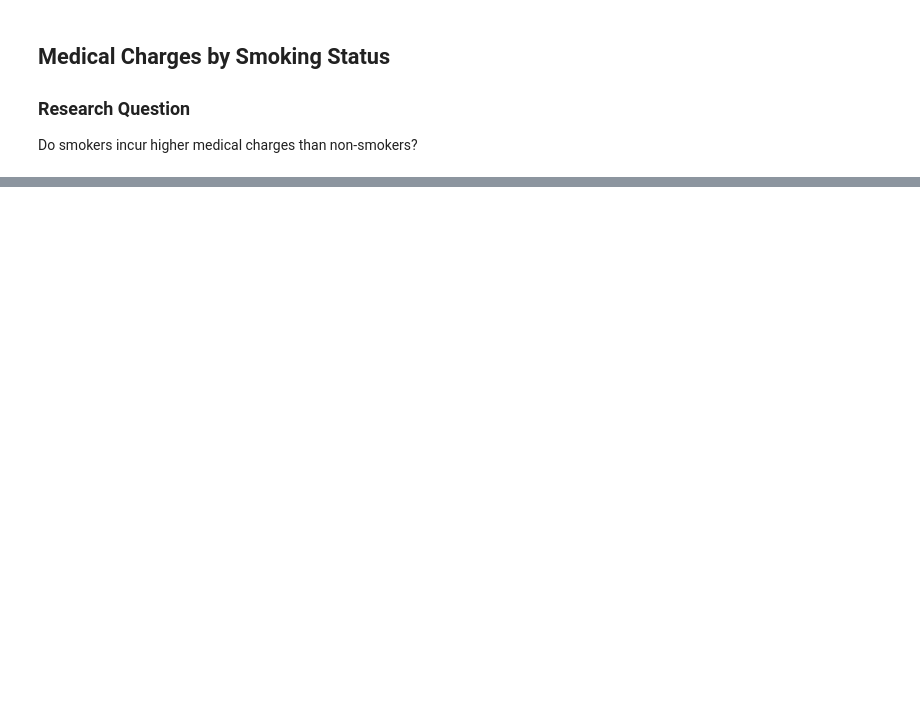
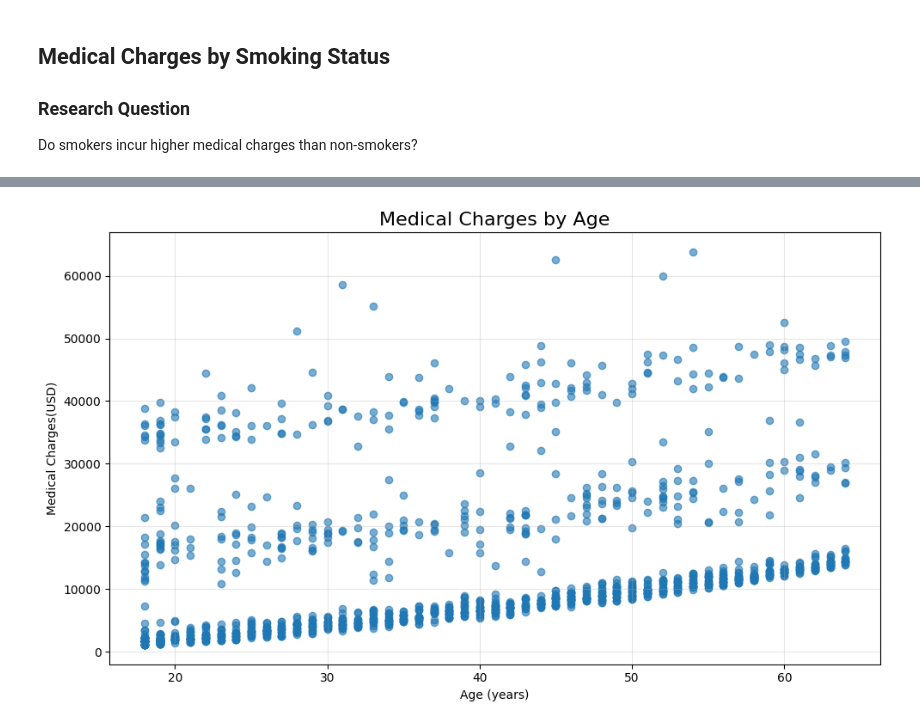
Before and after one commit to khayes-ai-lab/ai-research-portfolio, a Jupyter notebook: notebooks/01_exploring_a_dataset.ipynb, the cells around one changed output, grey strips where cells are left out. Saved outputs shown, nothing was run; the diff lists cells and outputs as text; code cells hidden in the pictures; blank space fills up the shorter version.

Commit message:
Added charges by age visualization

```diff
--- a/notebooks/01_exploring_a_dataset.ipynb
+++ b/notebooks/01_exploring_a_dataset.ipynb
@@ -256,0 +267,14 @@ Overall, smoking status appears to be one of the strongest candidate predictors
+# %%
+plt.figure(figsize=(10,6))
+plt.scatter(insurance_df["age"],
+            insurance_df["charges"],
+            alpha=0.6)
+
+plt.title("Medical Charges by Age", fontsize = 16)
+plt.xlabel("Age (years)")
+plt.ylabel("Medical Charges(USD)")
+plt.grid(alpha=0.3)
+plt.tight_layout()
+plt.show()
+# %% [output]
+[figure, added]
```
Also changed, not shown: parts of 11 cells of this notebook.
